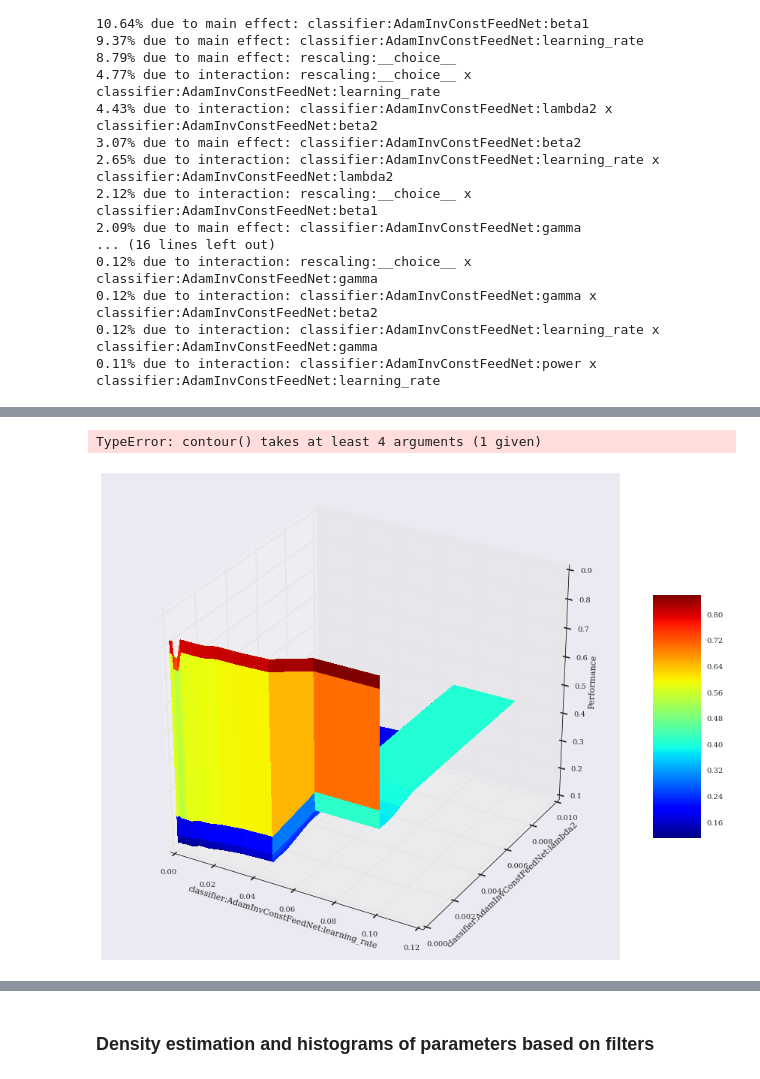
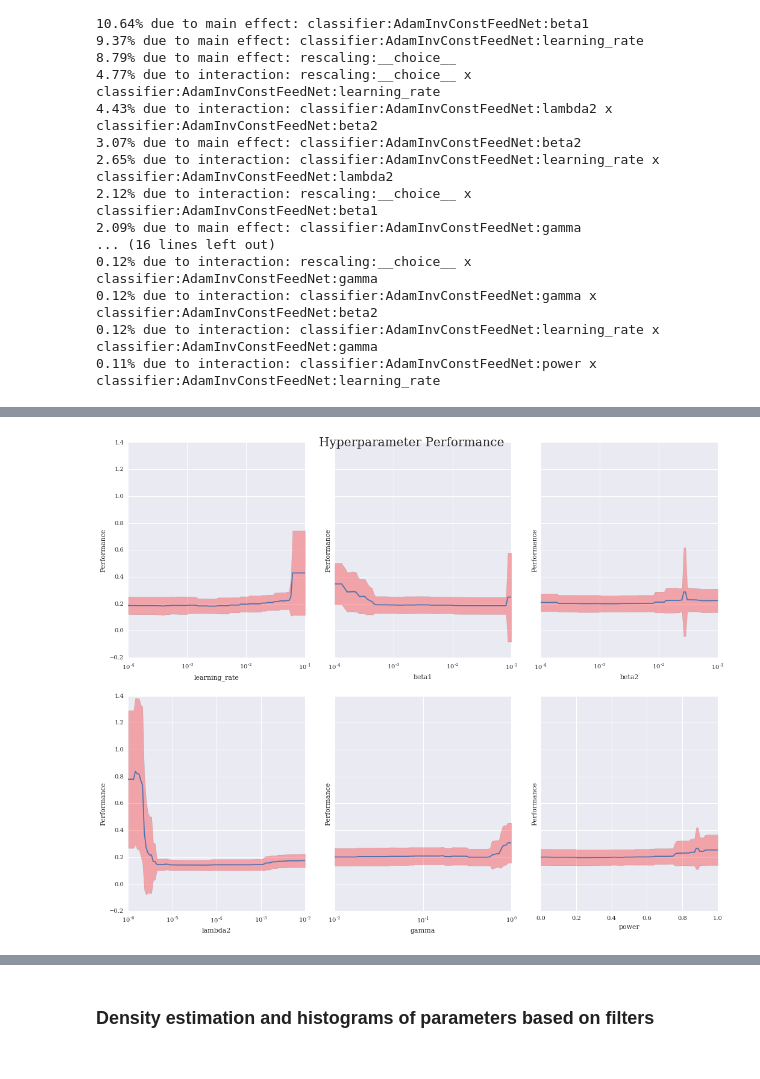
Before and after one commit to hmendozap/master-arbeit-projects, a Jupyter notebook: plotting_param_distros/Policy_vs_Solver_Response.ipynb, the cells around one changed output, grey strips where cells are left out. Cells and saved outputs as stored; diff of their text form; code cells hidden in the pictures.

```diff
--- a/plotting_param_distros/Policy_vs_Solver_Response.ipynb
+++ b/plotting_param_distros/Policy_vs_Solver_Response.ipynb
@@ -183,6 +183,6 @@ Sum of fractions for pairwise interaction effects 22.86%
 0.12% due to interaction: classifier:AdamInvConstFeedNet:learning_rate x classifier:AdamInvConstFeedNet:gamma
 0.11% due to interaction: classifier:AdamInvConstFeedNet:power x classifier:AdamInvConstFeedNet:learning_rate
 # %%
-importance_params = [ 'learning_rate', 'beta1', 'beta2','lambda2', 'lr_policy','gamma', 'power']
+importance_params = [ 'learning_rate', 'beta1', 'beta2','lambda2','gamma', 'power']
 # %%
 import pyfanova.visualizer
@@ -197,7 +203,14 @@ ax_param.title('Param Lambda2 ')
+# %%
+s = len(importance_params)
+fig_effect, axp = plt.subplots(nrows=int(np.ceil(s/3.)), ncols=3, figsize=(15., 12.), sharey=True)
+for ax, name in zip(axp.flat, importance_params):
+    viz_MNIST.plot_marginal('classifier:AdamInvConstFeedNet:' + name, ax=ax)
+    ax.set_xlabel(name)
+fig_effect.suptitle('Hyperparameter Performance')
+#fig_effect.savefig('images_'+ dataset_name +'joint_distro_lr_response.png')
+plt.tight_layout()
+# %% [output]
+[figure, added]
 # %%
-ax_params = viz_MNIST.plot_pairwise_marginal('classifier:AdamInvConstFeedNet:learning_rate',
-                                             'classifier:AdamInvConstFeedNet:lambda2')
-ax_params.contour()
+ax_params = viz_MNIST.plot_pairwise_marginal('classifier:AdamInvConstFeedNet:beta1',
+                                             'classifier:AdamInvConstFeedNet:lambda2', resolution=50)
-# %% [output]
-TypeError: contour() takes at least 4 arguments (1 given)
-[figure, removed]
```
Also changed, not shown: parts of 7 cells of this notebook.
